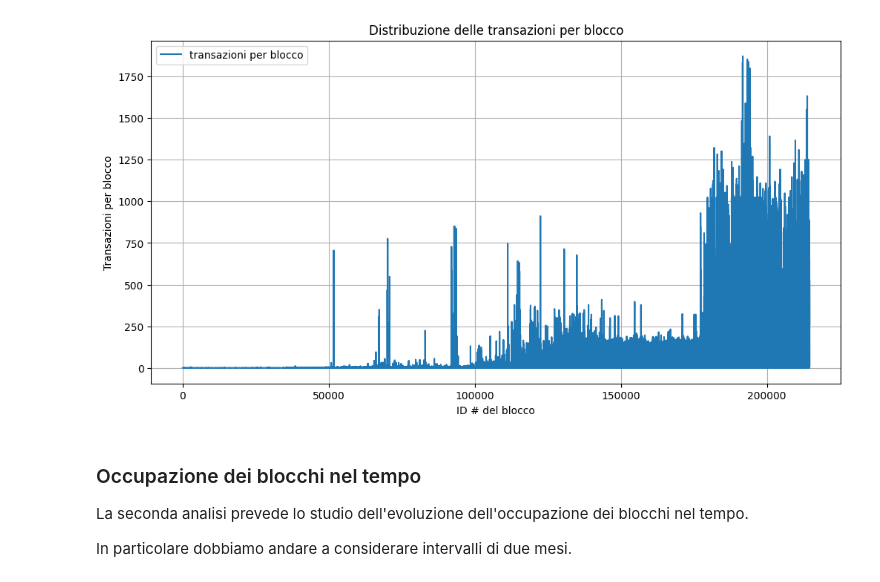
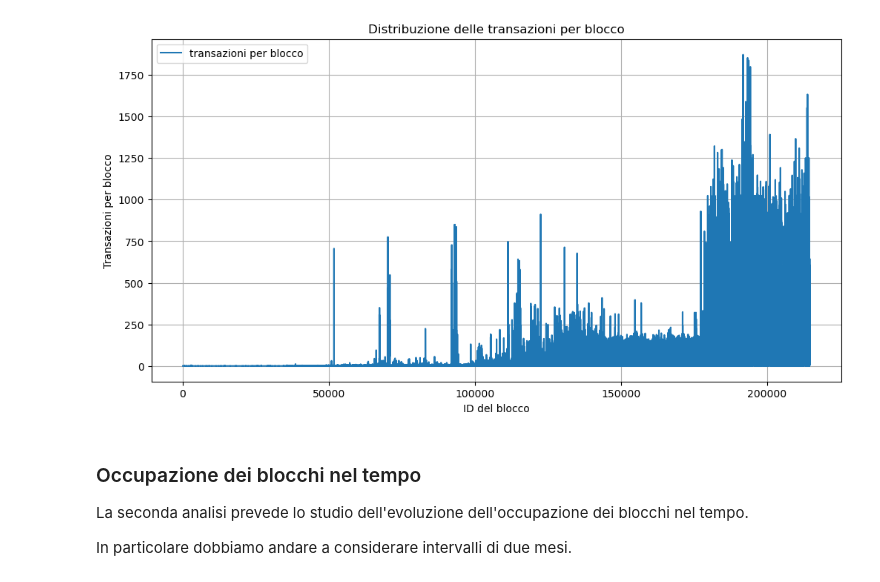
Before and after one commit to FedericoBustaffa/crafty, a Jupyter notebook: notebook.ipynb, the cells around one changed output. Cells and saved outputs as stored; diff of their text form; code cells hidden in the pictures.

```diff
--- a/notebook.ipynb
+++ b/notebook.ipynb
@@ -59,18 +107,18 @@ Non ci rimane che plottare un grafico che rappresenti la distribuzione ottenuta.
 # %%
 x = tx_per_blk.index.to_list()
 y = tx_per_blk.values.tolist()
 
 plt.figure(figsize=(12, 6))
 plt.plot(x, y, label="transazioni per blocco")
 
 plt.title("Distribuzione delle transazioni per blocco")
-plt.xlabel("ID # del blocco")
+plt.xlabel("ID del blocco")
 plt.ylabel("Transazioni per blocco")
 plt.legend()
 plt.grid()
 plt.show()
 # %% [output]
-[figure, old version]
+[figure, new version]
 # %% [markdown]
 ### Occupazione dei blocchi nel tempo
 
```
Also changed, not shown: parts of 19 cells of this notebook.
